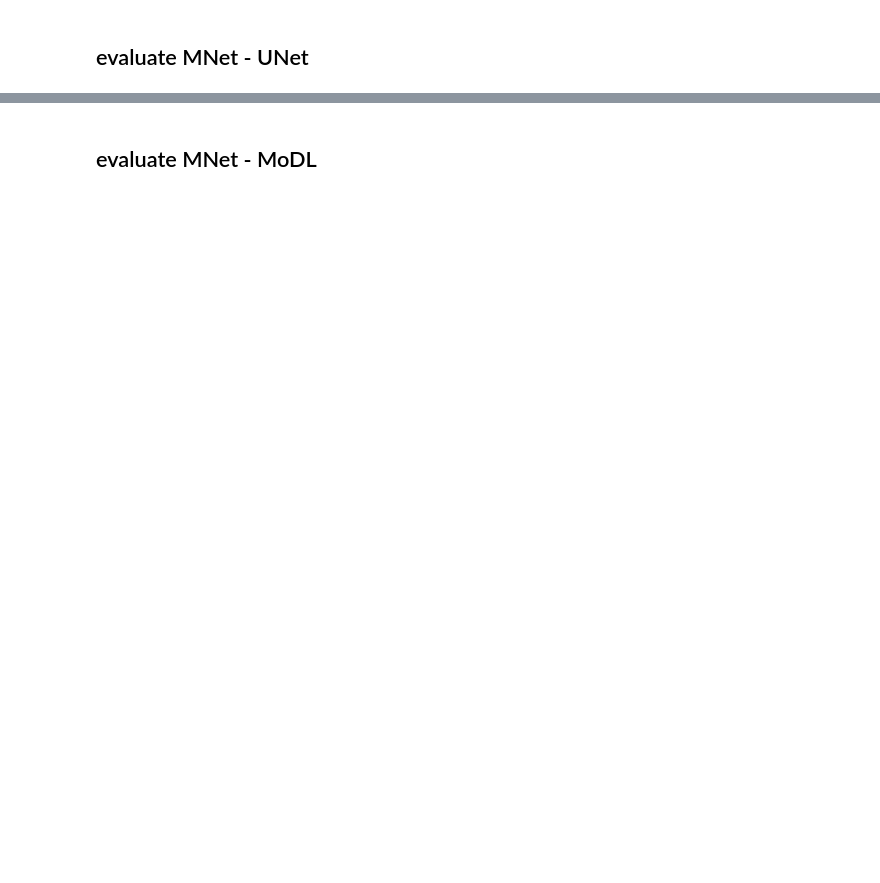
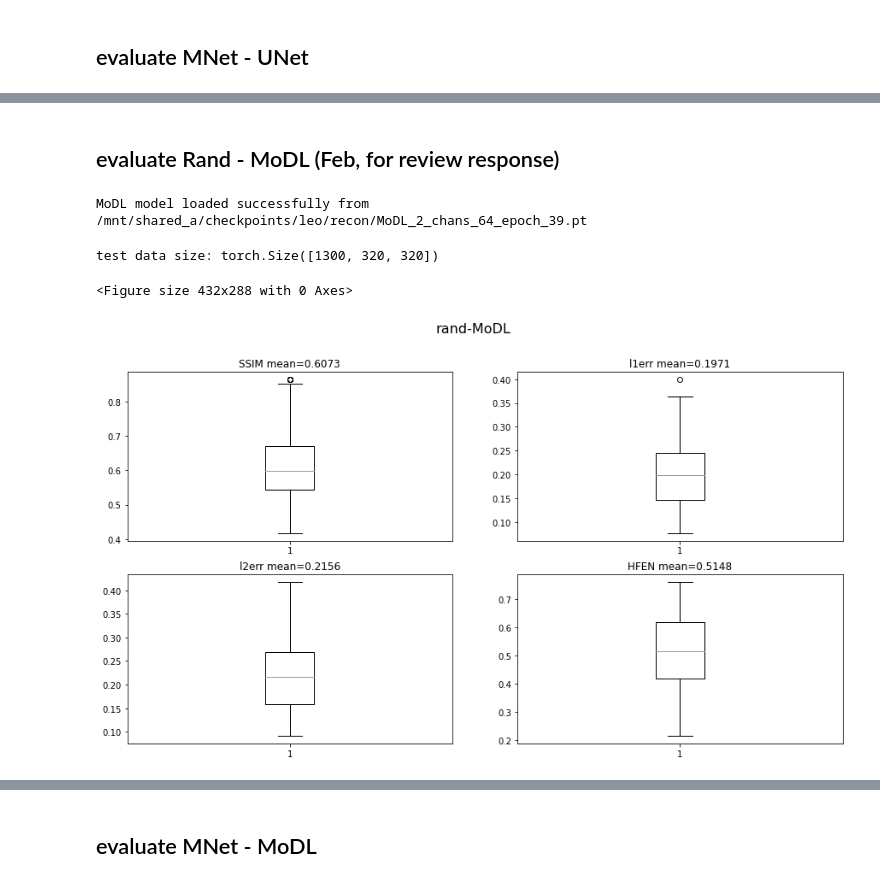
Before and after one commit to zhishenhuang/mri, a Jupyter notebook: test_and_makefigure.ipynb, the cells around one changed output, grey strips where cells are left out. Drawn from its saved outputs; the diff is of its cells as text; code cells hidden in the pictures; blank space fills up the shorter version.

```diff
--- a/test_and_makefigure.ipynb
+++ b/test_and_makefigure.ipynb
@@ -301,0 +230,42 @@ np.savez(filename,l1err=l1err,l2err=l2err,hfens=hfens,ssims=ssims,psnrs=psnrs)
+# %% [markdown]
+## evaluate Rand - MoDL (Feb, for review response)
+# %%
+modl = MoDL(in_chans=2,out_chans=2,chans=64,num_pool_layers=4,drop_prob=0,CG_steps=6) # CG_steps=6 not 4
+modlpath = '/mnt/shared_a/checkpoints/leo/recon/MoDL_2_chans_64_epoch_39.pt' # for rand, previous ones were overwritten
+checkpoint = torch.load(modlpath)
+modl.load_state_dict(checkpoint['model_state_dict'])
+print(f'MoDL model loaded successfully from {modlpath}')
+# %% [output]
+MoDL model loaded successfully from /mnt/shared_a/checkpoints/leo/recon/MoDL_2_chans_64_epoch_39.pt
+# %%
+l1err,l2err,hfens,ssims,psnrs = baseline_eval(testdata,modl,\
+                                          base=preselect_num,budget=budget,batchsize=5,mode='rand',device=device)
+# %% [output]
+test data size: torch.Size([1300, 320, 320])
+# %%
+plt.clf()
+figsize = (15,8)
+fig, axs = plt.subplots(nrows=2, ncols=2, sharex=False, figsize=figsize)
+
+axs[0,0].boxplot(ssims.numpy())
+axs[0,0].set_title(f'SSIM mean={ssims.numpy().mean():.4f}')
+
+# axs[0,1].boxplot(psnrs.numpy())
+# axs[0,1].set_title(f'PSNR mean={psnrs.numpy().mean():.4f}')
+
+axs[0,1].boxplot(l1err.numpy())
+axs[0,1].set_title(f'l1err mean={l1err.numpy().mean():.4f}')
+
+axs[1,0].boxplot(l2err.numpy())
+axs[1,0].set_title(f'l2err mean={l2err.numpy().mean():.4f}')
+
+axs[1,1].boxplot(hfens.numpy())
+axs[1,1].set_title(f'HFEN mean={hfens.numpy().mean():.4f}')
+
+# axs[1,2].axis('off')
+
+fig.suptitle('rand-MoDL', fontsize=16)
+plt.show()
+# %% [output]
+<Figure size 432x288 with 0 Axes>
+[figure, added]
```
Also changed, not shown: parts of 87 cells of this notebook, 5 other files.
